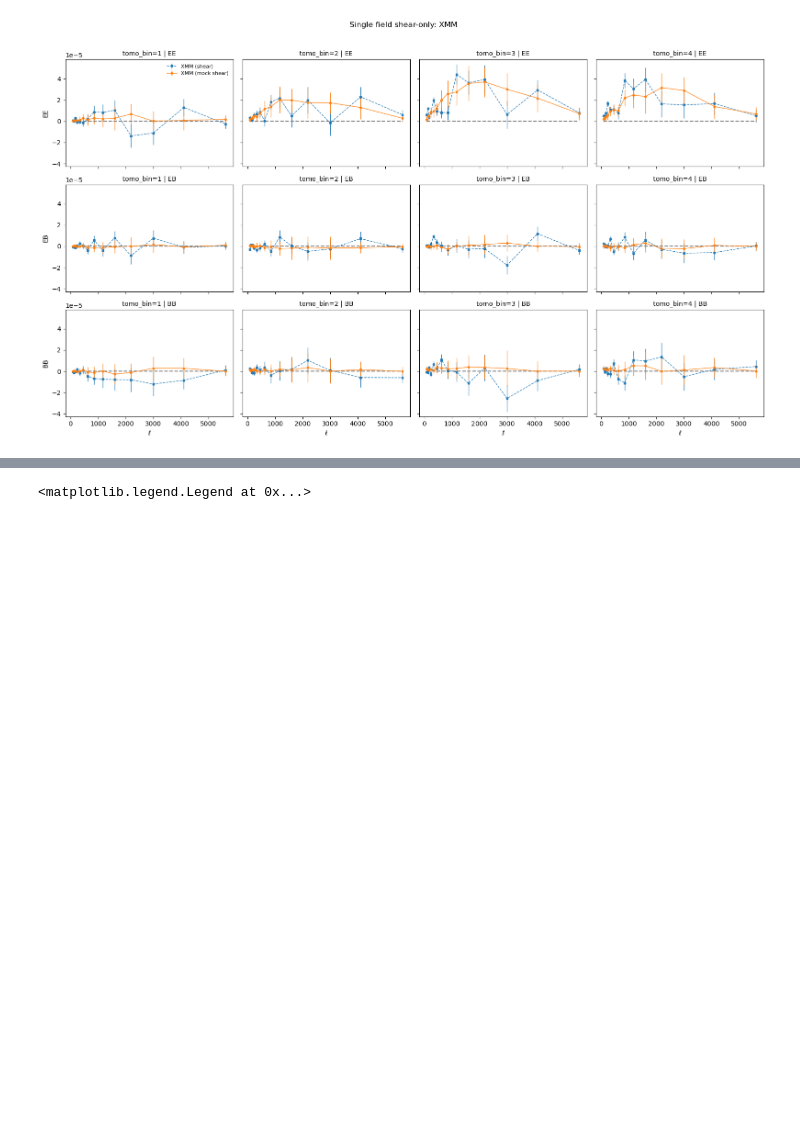
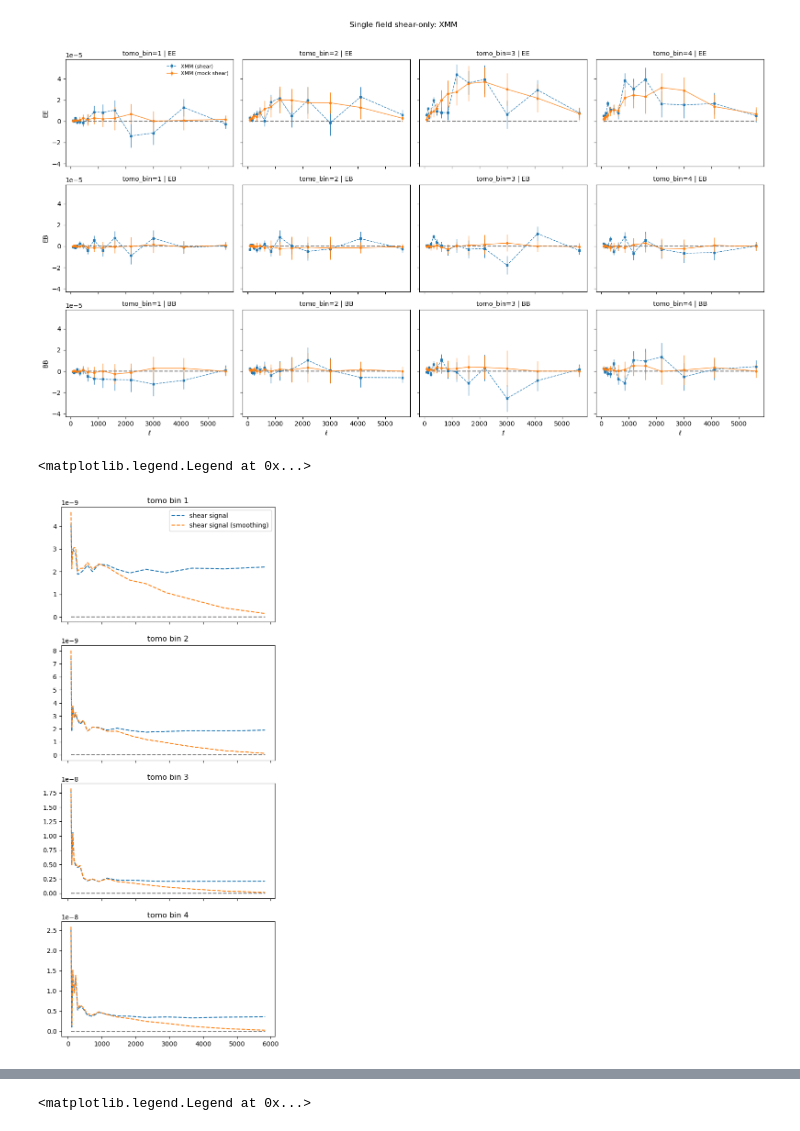
Before and after one commit to MeloDi-23/HSC-NG-Y3, a Jupyter notebook: kappa_signal_final_tomobin.ipynb, the cells around one changed output, grey strips where cells are left out. Cells and saved outputs as stored; diff of their text form; code cells hidden in the pictures; blank space fills up the shorter version.

```diff
--- a/kappa_signal_final_tomobin.ipynb
+++ b/kappa_signal_final_tomobin.ipynb
@@ -379,3 +492,33 @@ plt.tight_layout()
 plt.show()
 # %% [output]
 [figure]
+# %%
+fig, axes = plt.subplots(4, 1, figsize=(6, 15), sharex=True)
+
+selected_slice = slice(None, None)
+weight = 'galaxy_number'  # 'inverse_cov' or 'galaxy_number'
+
+mode_name = 'EE'
+
+for tomo in [1, 2, 3, 4]:
+    ax = axes[tomo-1]
+    # procedure = 'inpainting-KSI-masking'
+    # ls, s_icov, C_icov, SN_icov = weighted_average_signoise(mode_name, procedure, tomo, selected_slice, weight=weight)
+    # ax.errorbar(ls, s_icov, np.sqrt([C_icov[i,i] for i in range(len(ls))]), label=procedure)
+
+    # procedure = 'KSI-masking-smooth k'
+    # ls, s_icov, C_icov, SN_icov = weighted_average_signoise(mode_name, procedure, tomo, selected_slice, weight=weight)
+    # ax.errorbar(ls, s_icov, np.sqrt([C_icov[i,i] for i in range(len(ls))]), label=procedure)
+
+    ls, s_g, C_gg, SN_g = weighted_average_shear_signoise(mode_name, tomo, selected_slice, weight=weight, name_fields=['XMM'])
+    ax.plot(ls, s_g, marker='', linestyle='--', label='shear signal')
+
+    ls, s_g, C_gg, SN_g = weighted_average_shear_signoise(mode_name, tomo, selected_slice, weight=weight, use_legacy=True, name_fields=['XMM'])
+    ax.plot(ls, s_g, marker='', linestyle='--', label='shear signal (smoothing)')
+    ax.hlines(0, ls.min(), ls.max(), linestyles='--', colors='grey')
+    ax.set_title(f'tomo bin {tomo}')
+# axes[0].set_xlim(0, 1000)
+axes[0].legend()
+# %% [output]
+<matplotlib.legend.Legend at 0x...>
+[figure, added]
```
Also changed, not shown: parts of 13 cells of this notebook, 14 other files.
